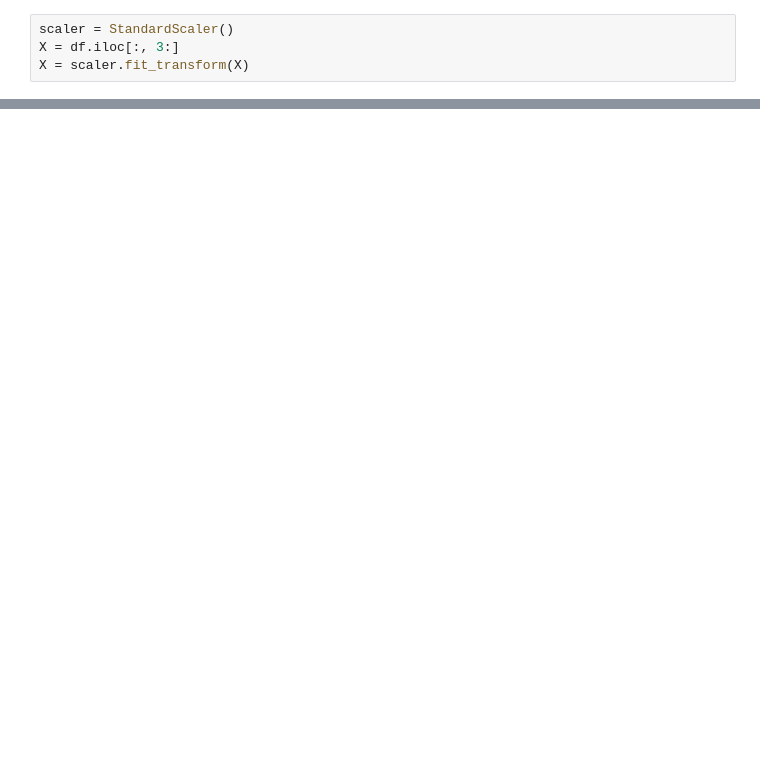
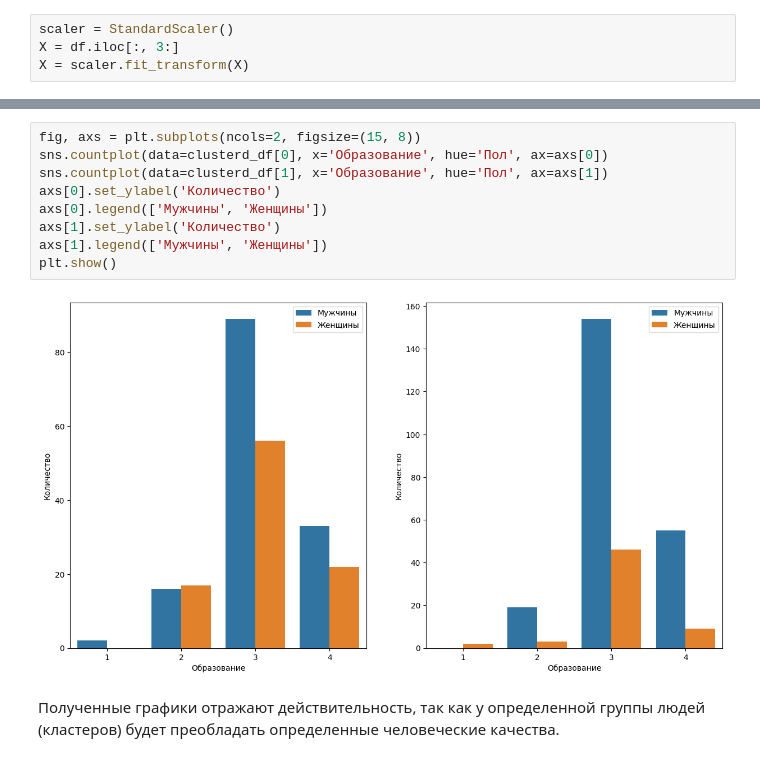
Before and after one commit to tooyoungforthis/expert_judgement, a Jupyter notebook: main.ipynb, the cells around one changed output, grey strips where cells are left out. Drawn from its saved outputs; the diff is of its cells as text; blank space fills up the shorter version.

```diff
--- a/main.ipynb
+++ b/main.ipynb
@@ -433,0 +396,13 @@ plt.show()
+# %%
+fig, axs = plt.subplots(ncols=2, figsize=(15, 8))
+sns.countplot(data=clusterd_df[0], x='Образование', hue='Пол', ax=axs[0])
+sns.countplot(data=clusterd_df[1], x='Образование', hue='Пол', ax=axs[1])
+axs[0].set_ylabel('Количество')
+axs[0].legend(['Mужчины', 'Женщины'])
+axs[1].set_ylabel('Количество')
+axs[1].legend(['Mужчины', 'Женщины'])
+plt.show()
+# %% [output]
+[figure, added]
+# %% [markdown]
+Полученные графики отражают действительность, так как у определенной группы людей (кластеров) будет преобладать определенные человеческие качества.
```
Also changed, not shown: parts of 27 cells of this notebook, 1 other file.
